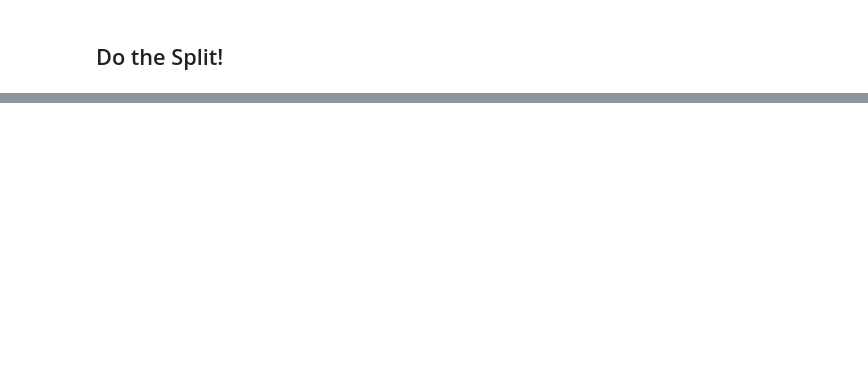
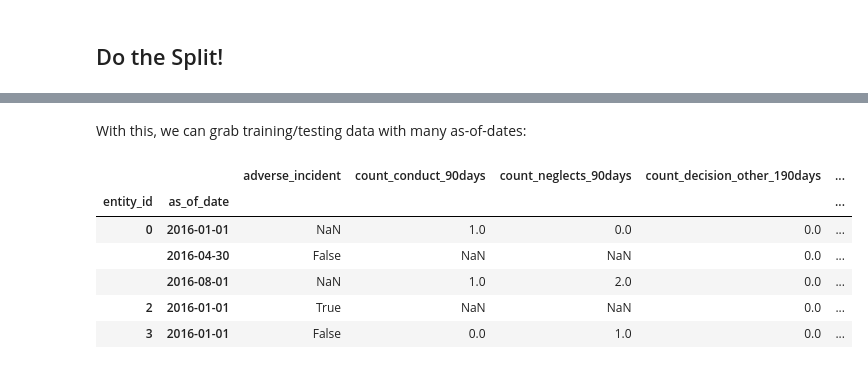
Before and after one commit to dssg/hitchhikers-guide, a Jupyter notebook: tech-tutorials/model_eval/2_crossval/label_join/join_exercise.ipynb, the cells around one changed output, grey strips where cells are left out. Saved outputs shown, nothing was run; the diff lists cells and outputs as text; code cells hidden in the pictures; blank space fills up the shorter version.

```diff
--- a/tech-tutorials/model_eval/2_crossval/label_join/join_exercise.ipynb
+++ b/tech-tutorials/model_eval/2_crossval/label_join/join_exercise.ipynb
@@ -295,7 +295,7 @@ def active_officers(as_of_dates, filename='patrol_duty.csv'):
 
         dfs.append(df[this_active==True].set_index(['entity_id','as_of_date']))
 
-    return pd.concat(dfs).index
+    return pd.concat(dfs).sort_index().index
 # %%
 my_active = active_officers([pd.to_datetime('2016-01-01'),
                              pd.to_datetime('2016-05-01')])
@@ -353,0 +361,38 @@ list(zip(*[(pd.to_datetime('2016-01-01'), 'train'),
+# %% [markdown]
+With this, we can grab training/testing data with many as-of-dates:
+# %%
+# let's wrap the gender feature - it's nice to have even static features mirror the as-of-date
+def nicer_gender(as_of_date):
+    df = gender_feature()
+    df['as_of_date'] = as_of_date
+    return df.set_index('as_of_date', append=True)
+
+
+my_split_dates = [(pd.to_datetime('2016-01-01'), 'train'),
+                  (pd.to_datetime('2016-04-30') , 'train'),
+                  (pd.to_datetime('2016-08-01'), 'test')]
+
+my_feature_fetchers = [lambda aod: incident_aggregation(aod, 'incident_type', 'incident_date',
+                                                        pd.Timedelta(90,'d'),
+                                                         {'count_neglects': lambda x: sum(x=='neglect_of_duty'),
+                                                          'count_conduct': lambda x: sum(x=='conduct_unbecoming')}),
+                       lambda aod: incident_aggregation(aod, 'decision', 'decision_date',
+                                                        pd.Timedelta(190,'d'),
+                                                         {'count_decision_other': lambda x: sum(x=='other')}),
+                       nicer_gender
+                       ]
+# %%
+m, aux = train_test_splitter(my_split_dates,
+                             label_time_delta=pd.Timedelta(90,'d'),
+                             label_fetcher=label_aggregation,
+                             feature_fetchers=my_feature_fetchers)
+# %%
+m.head()
+# %% [output]
+|  |  | adverse_incident | count_conduct_90days | count_neglects_90days | count_decision_other_190days | ... |
+| entity_id | as_of_date |  |  |  |  | ... |
+| 0 | 2016-01-01 | NaN | 1.0 | 0.0 | 0.0 | ... |
+|  | 2016-04-30 | False | NaN | NaN | 0.0 | ... |
+|  | 2016-08-01 | NaN | 1.0 | 2.0 | 0.0 | ... |
+| 2 | 2016-01-01 | True | NaN | NaN | 0.0 | ... |
+| 3 | 2016-01-01 | False | 0.0 | 1.0 | 0.0 | ... |
```
Also changed, not shown: parts of 7 cells of this notebook.
